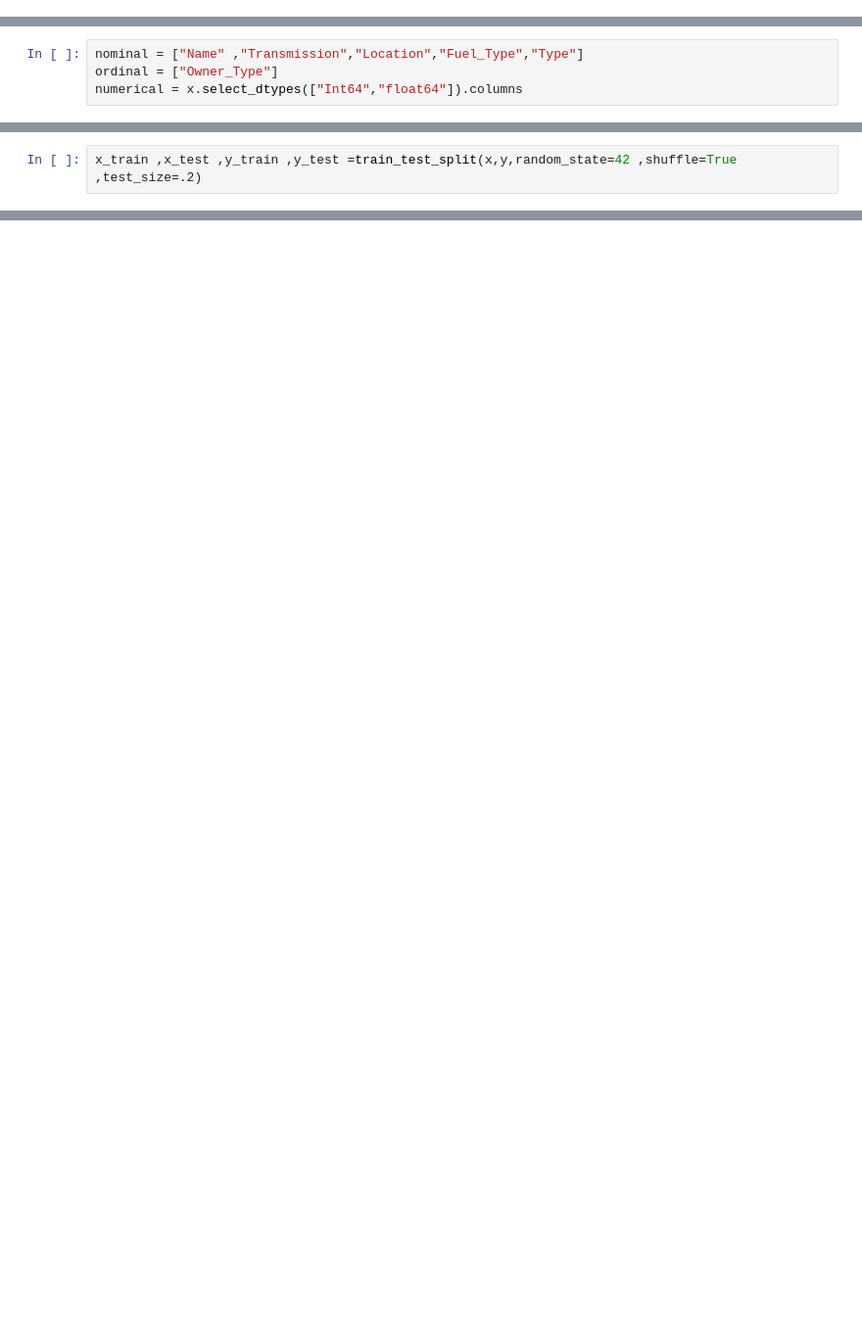
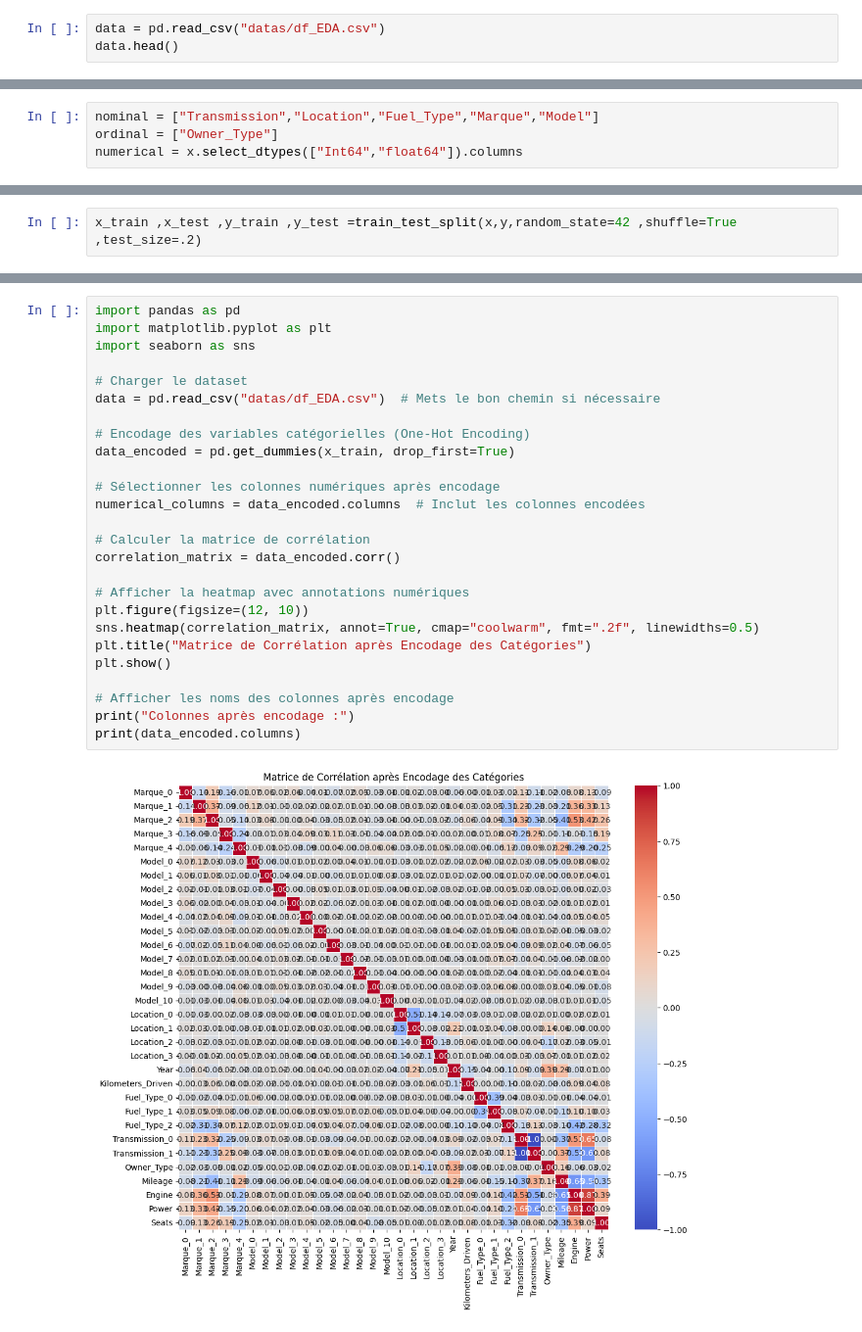
Before and after one commit to M4RW4ANE/Regression_marche_auto, a Jupyter notebook: preprocessing.ipynb, the cells around one changed output, grey strips where cells are left out. Shown at 98% size. Cells and saved outputs as stored; diff of their text form; blank space fills up the shorter version.

```diff
--- a/preprocessing.ipynb
+++ b/preprocessing.ipynb
@@ -0,0 +7,3 @@
+# %%
+data = pd.read_csv("datas/df_EDA.csv")
+data.head()
@@ -4,5 +20,5 @@ y= data["Price"]
 # %%
-nominal = ["Name" ,"Transmission","Location","Fuel_Type","Type"]
+nominal = ["Transmission","Location","Fuel_Type","Marque","Model"]
 ordinal = ["Owner_Type"]
 numerical = x.select_dtypes(["Int64","float64"]).columns
 # %%
@@ -32,0 +97,28 @@ print(x_train.shape)
+# %%
+import pandas as pd
+import matplotlib.pyplot as plt
+import seaborn as sns
+
+# Charger le dataset
+data = pd.read_csv("datas/df_EDA.csv")  # Mets le bon chemin si nécessaire
+
+# Encodage des variables catégorielles (One-Hot Encoding)
+data_encoded = pd.get_dummies(x_train, drop_first=True)
+
+# Sélectionner les colonnes numériques après encodage
+numerical_columns = data_encoded.columns  # Inclut les colonnes encodées
+
+# Calculer la matrice de corrélation
+correlation_matrix = data_encoded.corr()
+
+# Afficher la heatmap avec annotations numériques
+plt.figure(figsize=(12, 10))
+sns.heatmap(correlation_matrix, annot=True, cmap="coolwarm", fmt=".2f", linewidths=0.5)
+plt.title("Matrice de Corrélation après Encodage des Catégories")
+plt.show()
+
+# Afficher les noms des colonnes après encodage
+print("Colonnes après encodage :")
+print(data_encoded.columns)
+# %% [output]
+[figure, added]
```
Also changed, not shown: parts of 8 cells of this notebook, 4 other files.
